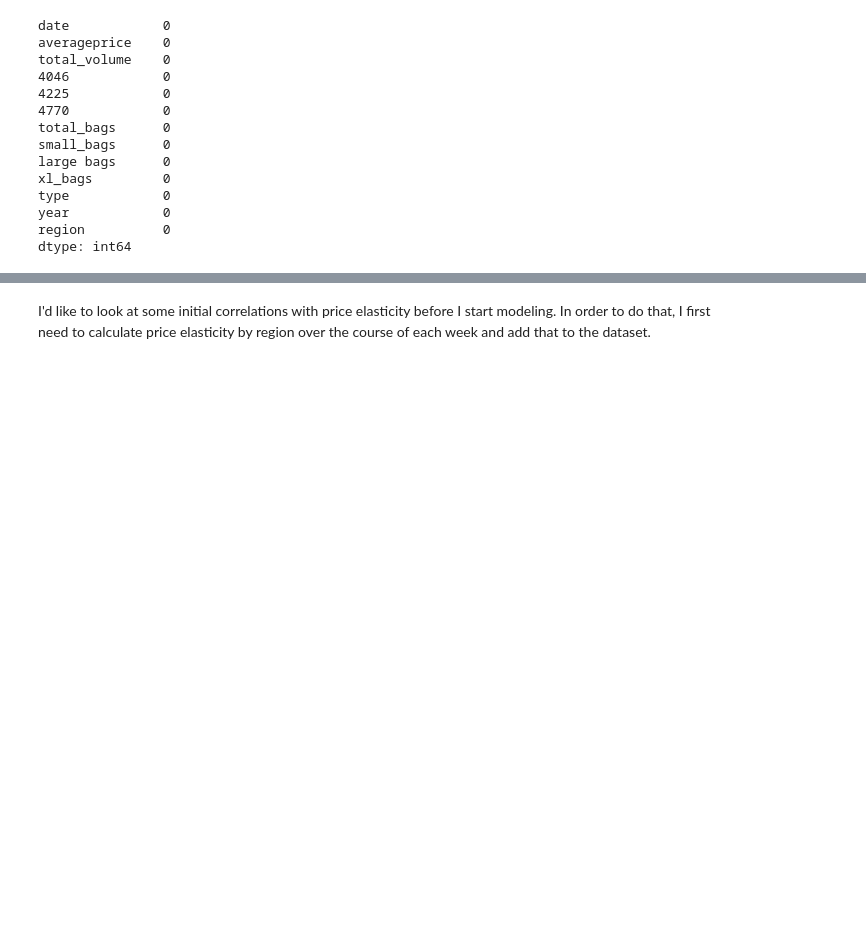
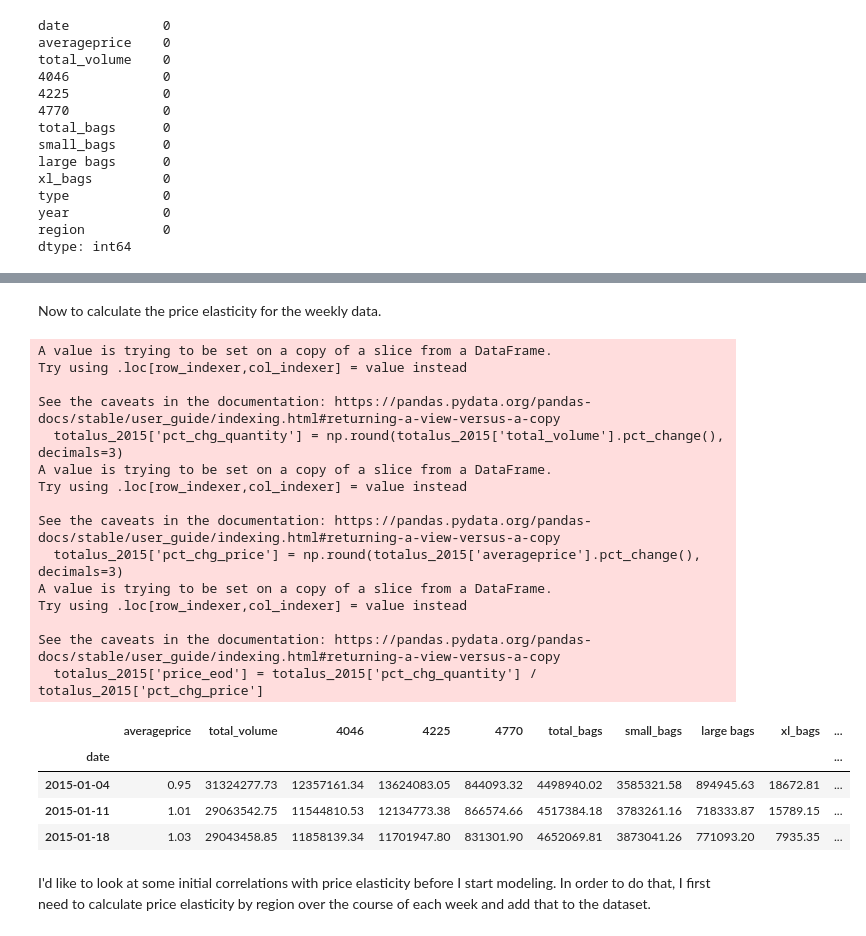
Before and after one commit to melissammcmillan/price_elasticity_of_avocados, a Jupyter notebook: 1_Avocado_EDA.ipynb, the cells around one changed output, grey strips where cells are left out. Drawn from its saved outputs; the diff is of its cells as text; code cells hidden in the pictures; blank space fills up the shorter version.

```diff
--- a/1_Avocado_EDA.ipynb
+++ b/1_Avocado_EDA.ipynb
@@ -161,2 +161,31 @@ See the caveats in the documentation: https://pandas.pydata.org/pandas-docs/stab
+# %% [markdown]
+Now to calculate the price elasticity for the weekly data.
+# %%
+#np.round(df_bike_daycount.pct_change(), decimals=2)
+totalus_2015['pct_chg_quantity'] = np.round(totalus_2015['total_volume'].pct_change(), decimals=3)
+totalus_2015['pct_chg_price'] = np.round(totalus_2015['averageprice'].pct_change(), decimals=3)
+totalus_2015['price_eod'] = totalus_2015['pct_chg_quantity'] / totalus_2015['pct_chg_price']
+totalus_2015.head(3)
+# %% [output]
+A value is trying to be set on a copy of a slice from a DataFrame.
+Try using .loc[row_indexer,col_indexer] = value instead
+
+See the caveats in the documentation: https://pandas.pydata.org/pandas-docs/stable/user_guide/indexing.html#returning-a-view-versus-a-copy
+  totalus_2015['pct_chg_quantity'] = np.round(totalus_2015['total_volume'].pct_change(), decimals=3)
+A value is trying to be set on a copy of a slice from a DataFrame.
+Try using .loc[row_indexer,col_indexer] = value instead
+
+See the caveats in the documentation: https://pandas.pydata.org/pandas-docs/stable/user_guide/indexing.html#returning-a-view-versus-a-copy
+  totalus_2015['pct_chg_price'] = np.round(totalus_2015['averageprice'].pct_change(), decimals=3)
+A value is trying to be set on a copy of a slice from a DataFrame.
+Try using .loc[row_indexer,col_indexer] = value instead
+
+See the caveats in the documentation: https://pandas.pydata.org/pandas-docs/stable/user_guide/indexing.html#returning-a-view-versus-a-copy
+  totalus_2015['price_eod'] = totalus_2015['pct_chg_quantity'] / totalus_2015['pct_chg_price']
+|  | averageprice | total_volume | 4046 | 4225 | 4770 | total_bags | small_bags | large bags | xl_bags | ... |
+| date |  |  |  |  |  |  |  |  |  | ... |
+| 2015-01-04 | 0.95 | 31324277.73 | 12357161.34 | 13624083.05 | 844093.32 | 4498940.02 | 3585321.58 | 894945.63 | 18672.81 | ... |
+| 2015-01-11 | 1.01 | 29063542.75 | 11544810.53 | 12134773.38 | 866574.66 | 4517384.18 | 3783261.16 | 718333.87 | 15789.15 | ... |
+| 2015-01-18 | 1.03 | 29043458.85 | 11858139.34 | 11701947.80 | 831301.90 | 4652069.81 | 3873041.26 | 771093.20 | 7935.35 | ... |
 # %% [markdown]
 I'd like to look at some initial correlations with price elasticity before I start modeling. In order to do that, I first need to calculate price elasticity by region over the course of each week and add that to the dataset.
```
Also changed, not shown: parts of 2 cells of this notebook.
